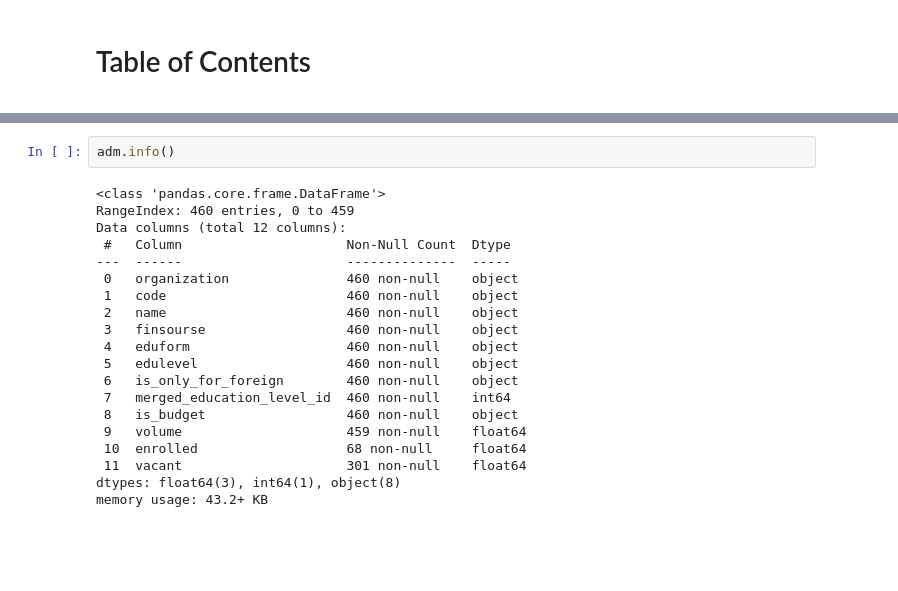
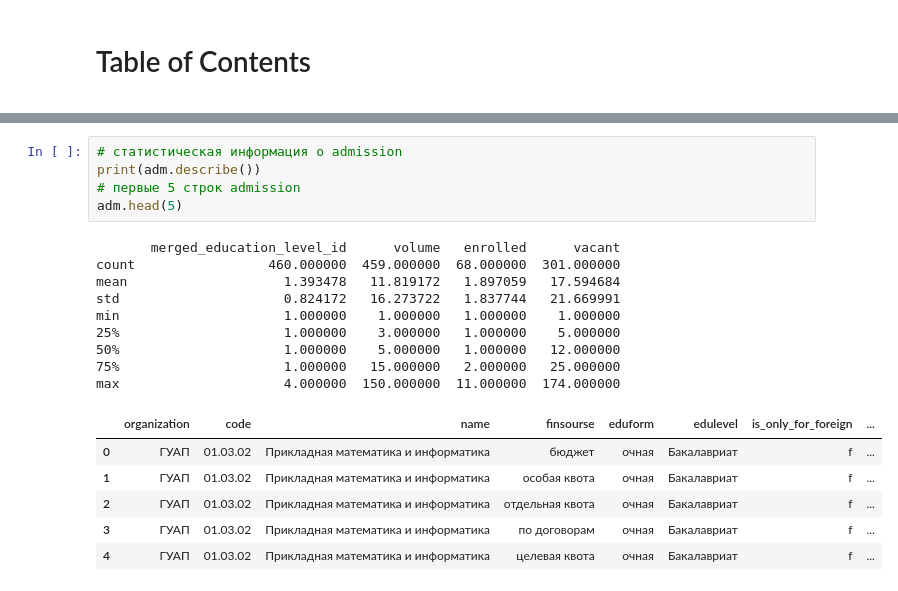
Before and after one commit to KilArtur/budget_places_forecast, a Jupyter notebook: Untitled10.ipynb, the cells around one changed output, grey strips where cells are left out. Saved outputs shown, nothing was run; the diff lists cells and outputs as text; blank space fills up the shorter version.

```diff
--- a/Untitled10.ipynb
+++ b/Untitled10.ipynb
@@ -52,22 +52,21 @@ array(['Принято', 'Проект'], dtype=object)
 # %%
-adm.info()
+# статистическая информация о admission
+print(adm.describe())
+# первые 5 строк admission
+adm.head(5)
 # %% [output]
-<class 'pandas.core.frame.DataFrame'>
-RangeIndex: 460 entries, 0 to 459
-Data columns (total 12 columns):
- #   Column                     Non-Null Count  Dtype
----  ------                     --------------  -----
- 0   organization               460 non-null    object
- 1   code                       460 non-null    object
- 2   name                       460 non-null    object
- 3   finsourse                  460 non-null    object
- 4   eduform                    460 non-null    object
- 5   edulevel                   460 non-null    object
- 6   is_only_for_foreign        460 non-null    object
- 7   merged_education_level_id  460 non-null    int64
- 8   is_budget                  460 non-null    object
- 9   volume                     459 non-null    float64
- 10  enrolled                   68 non-null     float64
- 11  vacant                     301 non-null    float64
-dtypes: float64(3), int64(1), object(8)
-memory usage: 43.2+ KB
+       merged_education_level_id      volume   enrolled      vacant
+count                 460.000000  459.000000  68.000000  301.000000
+mean                    1.393478   11.819172   1.897059   17.594684
+std                     0.824172   16.273722   1.837744   21.669991
+min                     1.000000    1.000000   1.000000    1.000000
+25%                     1.000000    3.000000   1.000000    5.000000
+50%                     1.000000    5.000000   1.000000   12.000000
+75%                     1.000000   15.000000   2.000000   25.000000
+max                     4.000000  150.000000  11.000000  174.000000
+|  | organization | code | name | finsourse | eduform | edulevel | is_only_for_foreign | ... |
+| 0 | ГУАП | 01.03.02 | Прикладная математика и информатика | бюджет | очная | Бакалавриат | f | ... |
+| 1 | ГУАП | 01.03.02 | Прикладная математика и информатика | особая квота | очная | Бакалавриат | f | ... |
+| 2 | ГУАП | 01.03.02 | Прикладная математика и информатика | отдельная квота | очная | Бакалавриат | f | ... |
+| 3 | ГУАП | 01.03.02 | Прикладная математика и информатика | по договорам | очная | Бакалавриат | f | ... |
+| 4 | ГУАП | 01.03.02 | Прикладная математика и информатика | целевая квота | очная | Бакалавриат | f | ... |
```
Also changed, not shown: parts of 21 cells of this notebook.
